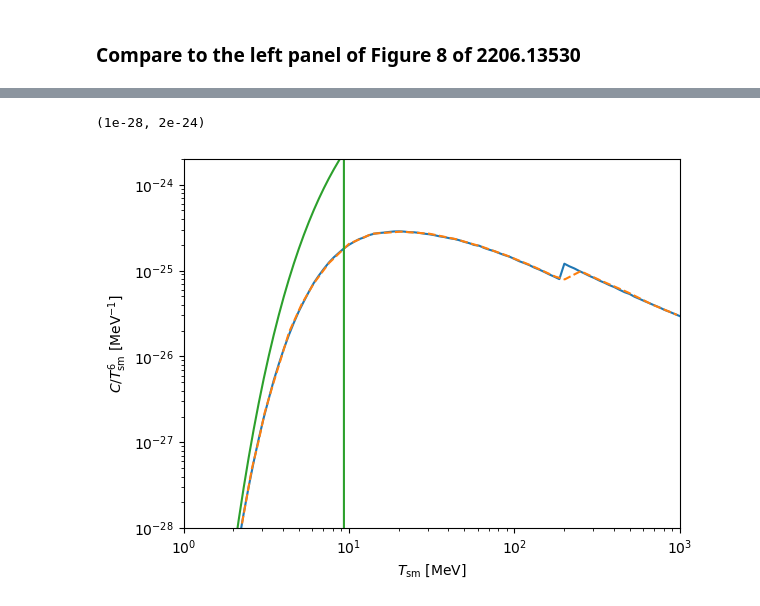
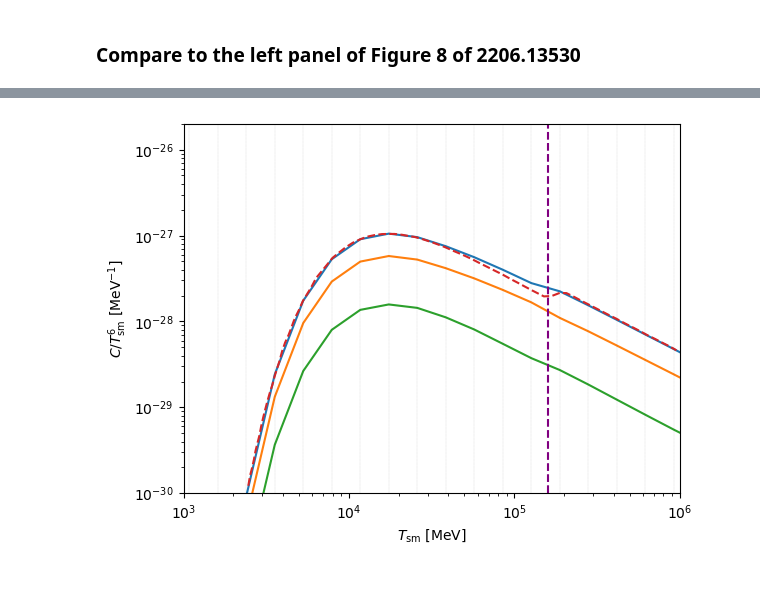
Before and after one commit to Duncan-Adams/mcp_boltzmann, a Jupyter notebook: notebooks/mcp_elastic_scatt.ipynb, the cells around one changed output, grey strips where cells are left out. Drawn from its saved outputs; the diff is of its cells as text; code cells hidden in the pictures.

Commit message:
Fixed electroweak coulomb rates

```diff
--- a/notebooks/mcp_elastic_scatt.ipynb
+++ b/notebooks/mcp_elastic_scatt.ipynb
@@ -134,15 +82,15 @@ MCP_model_coulomb_charm.matrix_element_nml['c000'] = 4*m_c**2*m_mcp**2
 # %%
-T_a_over_m_b_range = np.geomspace(1e-1, 1e2, 20)
+# T_a_over_m_b_range = np.geomspace(1e-1, 1e2, 20)
 
-mcp_res = np.zeros(len(T_a_over_m_b_range))
-mcp_res_MB = np.zeros(len(T_a_over_m_b_range))
+# mcp_res = np.zeros(len(T_a_over_m_b_range))
+# mcp_res_MB = np.zeros(len(T_a_over_m_b_range))
 
-for (i, T_over_m) in enumerate(T_a_over_m_b_range):
-    T_a = T_over_m*m_mcp
-    T_b = 0.3*T_a
+# for (i, T_over_m) in enumerate(T_a_over_m_b_range):
+#     T_a = T_over_m*m_mcp
+#     T_b = 0.3*T_a
 
-    mcp_res_MB[i] = MCP_model_coulomb.compute_MB(T_a, T_b, n_strat=[3]+[3], neval=1e4)[0]
-    mcp_res[i] = MCP_model_coulomb.compute_QS(T_a, T_b, n_strat=[3]+[3], neval=1e4)[0]
+#     mcp_res_MB[i] = MCP_model_coulomb.compute_MB(T_a, T_b, n_strat=[3]+[3], neval=1e4)[0]
+#     mcp_res[i] = MCP_model_coulomb.compute_QS(T_a, T_b, n_strat=[3]+[3], neval=1e4)[0]
 # %%
 #load up some CSVs of 2206.13530 Figure 9 to compare
 def load_csv(file_name, skip_header=0):
@@ -254,34 +337,48 @@ array([3.83787101e-35, 3.88174710e-34, 3.44937987e-33, 2.71667642e-32,
+# %%
+#10 GeV version
+shelton_f8_035 = load_csv('../input/fig/2206.13530_fig8_right_coulomb_035.csv')
 # %%
 LQCD = 200
-qed = 4*pref*(res+res_mu+res_tau)/T_range**6
-qcd = 3*np.heaviside(T_range - LQCD, 0)*(
-    4*pref_lq*(res_lq)/T_range**6
-  + 4*pref_strange*res_strange/T_range**6
-  + 4*pref_charm*res_charm/T_range**6
+qed = Q**2*(res_e+res_mu+res_tau)/T_range**6
+qcd = Q**2*np.heaviside(T_range - LQCD, 0)*(
+    (res_lq)/T_range**6
+  + res_strange/T_range**6
+  + res_charm/T_range**6
+  + res_bot/T_range**6
+  + res_top/T_range**6*np.heaviside(T_range - T_EW, 0)
 )
+
+higgs = Q**2*res_higgs/T_range**6
+neutrino = 2*Q**2*res_nu/T_range**6
+
+EW  = (higgs + neutrino)*np.heaviside(T_range - T_EW, 0)
+
 eprime = 0.3
 
-dark_thomspon = C_thompson(T_range, T_ratio*T_range, m_mcp, Q, eprime)*np.heaviside(m_mcp - T_range, 0)
+# dark_thomspon = C_thompson(T_range, T_ratio*T_range, m_mcp, Q, eprime)*np.heaviside(m_mcp - T_range, 0)
 
+plt.plot(T_range, qed + qcd + EW)
 
-
-
-# plt.plot(T_range, qcd, linestyle='none', marker='o')
-plt.plot(T_range, qed + qcd)
+plt.plot(T_range, qcd)
+# plt.plot(T_range, higgs)
+plt.plot(T_range, Q**2*res_e/T_range**6)
+plt.axvline(T_EW, linestyle='dashed', color='purple')
 plt.plot(*shelton_f8_035, linestyle='dashed')
-plt.plot(T_range, dark_thomspon/T_range**6,)
+# plt.plot(T_range, dark_thomspon/T_range**6,)
 # plt.plot(*shelton_f8_080, linestyle='dashed')
 plt.yscale('log')
 plt.xscale('log')
 
 plt.xlabel(r'$T_{\rm sm}$ [MeV]')
 plt.ylabel(r'$C/T^6_{\rm sm}$ [MeV$^{-1}$]')
 
-plt.xlim(1, 1e3)
-plt.ylim(1e-28, 2e-24)
+plt.xlim(1e3, 1e6)
+plt.ylim(1e-30, 2e-26)
+
+plt.vlines(T_range, 1e-30, 2e-26, linestyle='dotted', color='black', linewidth=0.1)
+plt.show()
 # %% [output]
-(1e-28, 2e-24)
-[figure, old version]
+[figure, new version]
 # %%
 LQCD = 200
 # plt.plot(T_range, qcd, linestyle='none', marker='o')
```
Also changed, not shown: parts of 32 cells of this notebook, 2 other files.
